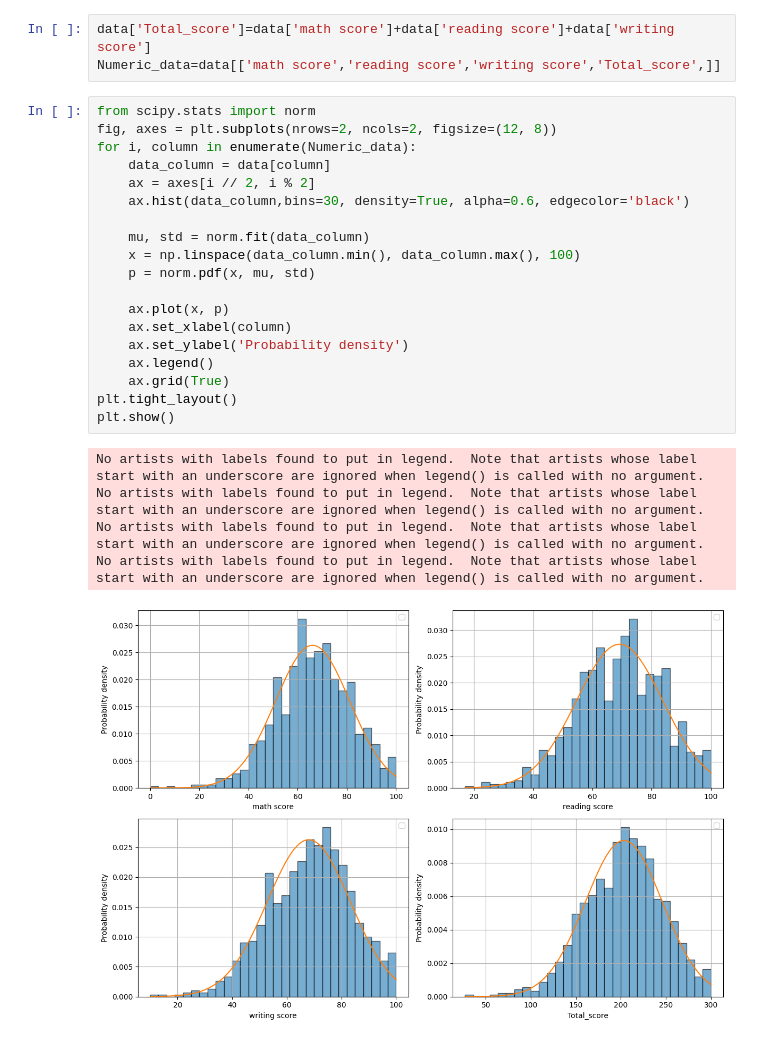
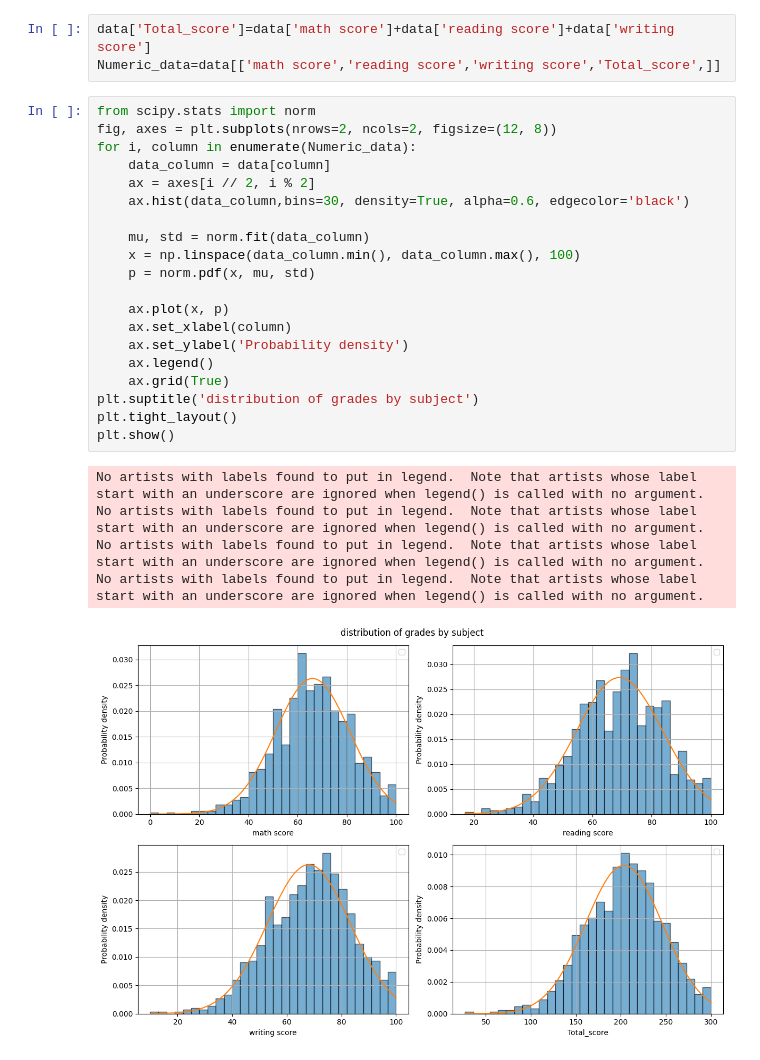
Before and after one commit to LoginovAM-ds/Data_analysis, a Jupyter notebook: Studying performance/visualization.ipynb, the cells around one changed output. Drawn from its saved outputs; the diff is of its cells as text.

```diff
--- a/Studying performance/visualization.ipynb
+++ b/Studying performance/visualization.ipynb
@@ -39,28 +39,29 @@ Numeric_data=data[['math score','reading score','writing score','Total_score',]]
 # %%
 from scipy.stats import norm
 fig, axes = plt.subplots(nrows=2, ncols=2, figsize=(12, 8))
 for i, column in enumerate(Numeric_data):
     data_column = data[column]
     ax = axes[i // 2, i % 2]
     ax.hist(data_column,bins=30, density=True, alpha=0.6, edgecolor='black')
 
     mu, std = norm.fit(data_column)
     x = np.linspace(data_column.min(), data_column.max(), 100)
     p = norm.pdf(x, mu, std)
 
     ax.plot(x, p)
     ax.set_xlabel(column)
     ax.set_ylabel('Probability density')
     ax.legend()
     ax.grid(True)
+plt.suptitle('distribution of grades by subject')
 plt.tight_layout()
 plt.show()
 # %% [output]
 No artists with labels found to put in legend.  Note that artists whose label start with an underscore are ignored when legend() is called with no argument.
 No artists with labels found to put in legend.  Note that artists whose label start with an underscore are ignored when legend() is called with no argument.
 No artists with labels found to put in legend.  Note that artists whose label start with an underscore are ignored when legend() is called with no argument.
 No artists with labels found to put in legend.  Note that artists whose label start with an underscore are ignored when legend() is called with no argument.
-[figure, old version]
+[figure, new version]
 # %%
 data[['test preparation course','gender','math score','writing score','reading score'
       ]].groupby(['test preparation course','gender']).agg('median')
```
Also changed, not shown: parts of 8 cells of this notebook.
